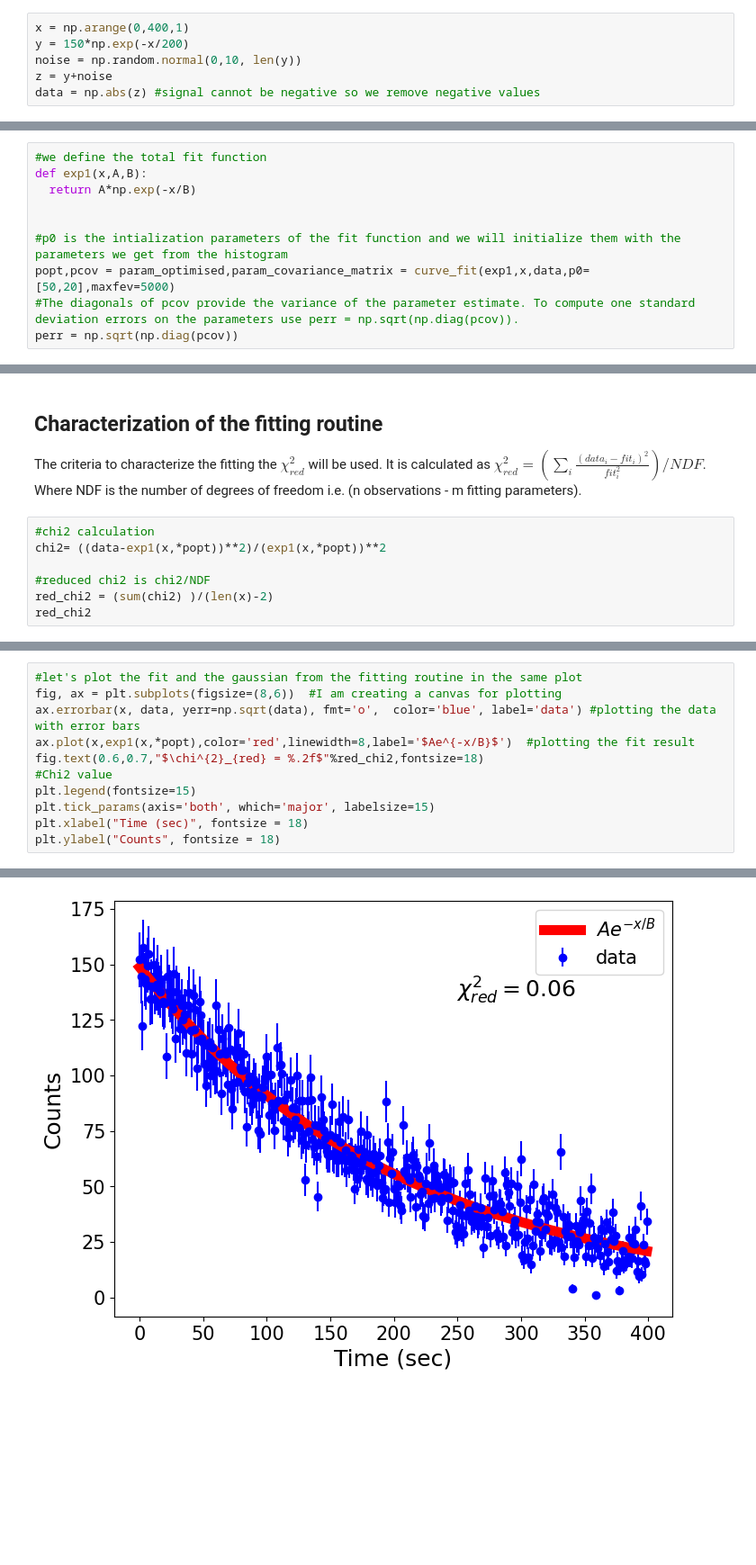
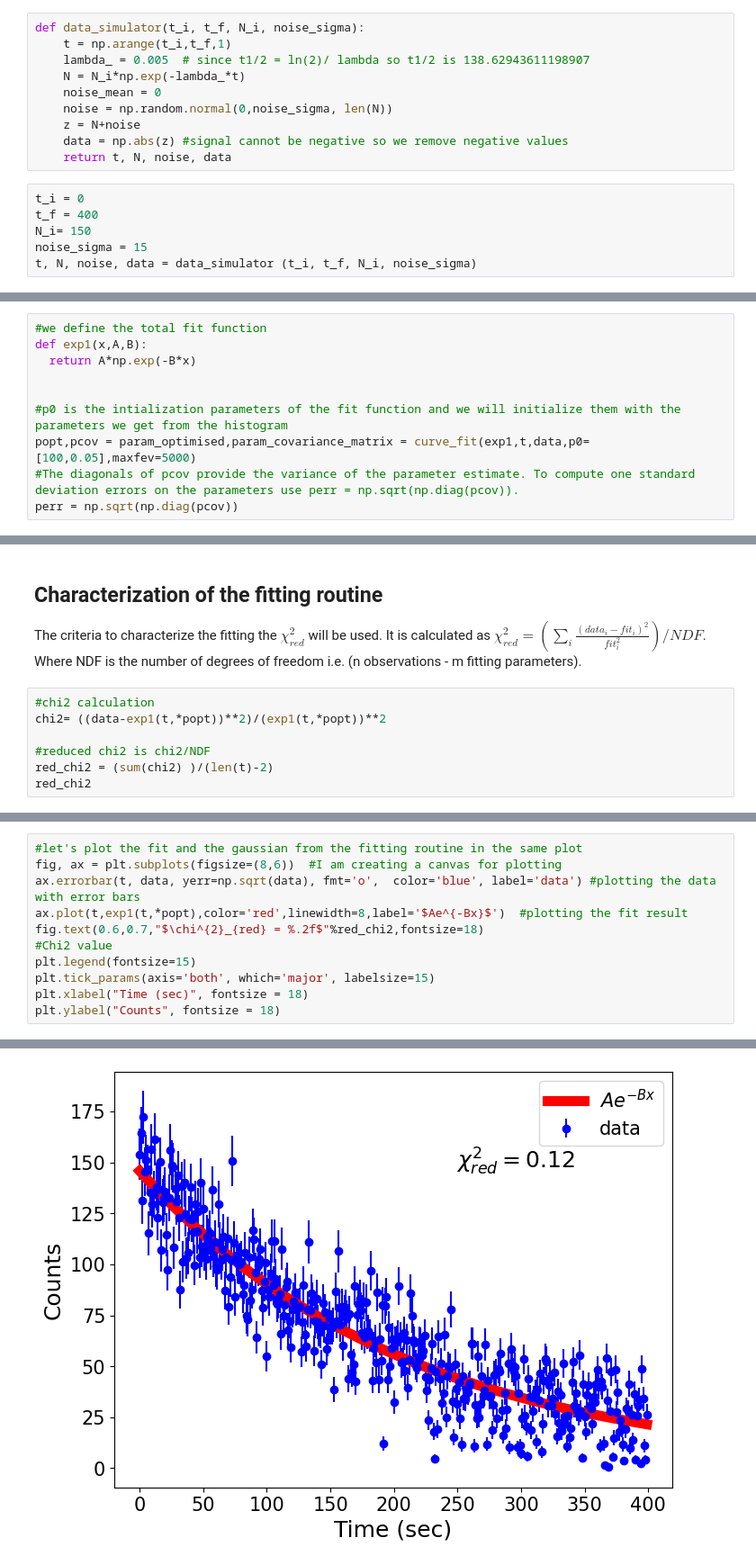
Before and after one commit to shahidzk1/Numerical_analysis, a Jupyter notebook: Exponential_decay_linear_regression.ipynb, the cells around one changed output, grey strips where cells are left out. Shown at 90% size. Drawn from its saved outputs; the diff is of its cells as text; blank space fills up the shorter version.

```diff
--- a/Exponential_decay_linear_regression.ipynb
+++ b/Exponential_decay_linear_regression.ipynb
@@ -15,9 +15,19 @@ Let's have an exponentially decaying nuclei. Since decay is a quantum mechanical
 # %%
-x = np.arange(0,400,1)
-y = 150*np.exp(-x/200)
-noise = np.random.normal(0,10, len(y))
-z = y+noise
-data = np.abs(z) #signal cannot be negative so we remove negative values
+def data_simulator(t_i, t_f, N_i, noise_sigma):
+    t = np.arange(t_i,t_f,1)
+    lambda_ = 0.005  # since t1/2 = ln(2)/ lambda so t1/2 is 138.62943611198907
+    N = N_i*np.exp(-lambda_*t)
+    noise_mean = 0
+    noise = np.random.normal(0,noise_sigma, len(N))
+    z = N+noise
+    data = np.abs(z) #signal cannot be negative so we remove negative values
+    return t, N, noise, data
+# %%
+t_i = 0
+t_f = 400
+N_i= 150
+noise_sigma = 15
+t, N, noise, data = data_simulator (t_i, t_f, N_i, noise_sigma)
 # %%
 #plotting the noise
 plt.hist(noise)
@@ -41,11 +51,11 @@ Here we will plot the data and analyze it using a sinle variable linear-regressi
 # %%
 #we define the total fit function
 def exp1(x,A,B):
-  return A*np.exp(-x/B)
+  return A*np.exp(-B*x)
 
 
 #p0 is the intialization parameters of the fit function and we will initialize them with the parameters we get from the histogram
-popt,pcov = param_optimised,param_covariance_matrix = curve_fit(exp1,x,data,p0=[50,20],maxfev=5000)
+popt,pcov = param_optimised,param_covariance_matrix = curve_fit(exp1,t,data,p0=[100,0.05],maxfev=5000)
 #The diagonals of pcov provide the variance of the parameter estimate. To compute one standard deviation errors on the parameters use perr = np.sqrt(np.diag(pcov)).
 perr = np.sqrt(np.diag(pcov))
 # %%
@@ -59,9 +69,9 @@ erorrs of the parameters [1.47535896 3.26735171]
 The criteria to characterize the fitting the $\chi^{2}_{red}$ will be used. It is calculated as $\chi^{2}_{red} = (\sum_{i}\frac{(data_i - fit_i)^2}{fit_i^{2}})/NDF$. Where NDF is the number of degrees of freedom i.e. (n observations - m fitting parameters).
 # %%
 #chi2 calculation
-chi2= ((data-exp1(x,*popt))**2)/(exp1(x,*popt))**2
+chi2= ((data-exp1(t,*popt))**2)/(exp1(t,*popt))**2
 
 #reduced chi2 is chi2/NDF
-red_chi2 = (sum(chi2) )/(len(x)-2)
+red_chi2 = (sum(chi2) )/(len(t)-2)
 red_chi2
 # %% [output]
@@ -69,15 +79,15 @@ red_chi2
 # %%
 #let's plot the fit and the gaussian from the fitting routine in the same plot
 fig, ax = plt.subplots(figsize=(8,6))  #I am creating a canvas for plotting
-ax.errorbar(x, data, yerr=np.sqrt(data), fmt='o',  color='blue', label='data') #plotting the data with error bars
-ax.plot(x,exp1(x,*popt),color='red',linewidth=8,label='$Ae^{-x/B}$')  #plotting the fit result
+ax.errorbar(t, data, yerr=np.sqrt(data), fmt='o',  color='blue', label='data') #plotting the data with error bars
+ax.plot(t,exp1(t,*popt),color='red',linewidth=8,label='$Ae^{-Bx}$')  #plotting the fit result
 fig.text(0.6,0.7,"$\chi^{2}_{red} = %.2f$"%red_chi2,fontsize=18)                                               #Chi2 value
 plt.legend(fontsize=15)
 plt.tick_params(axis='both', which='major', labelsize=15)
 plt.xlabel("Time (sec)", fontsize = 18)
 plt.ylabel("Counts", fontsize = 18)
 # %% [output]
 Text(0, 0.5, 'Counts')
-[figure, old version]
+[figure, new version]
 # %% [markdown]
 #Half lives calculation from the fitting parameters
```
Also changed, not shown: parts of 8 cells of this notebook.
